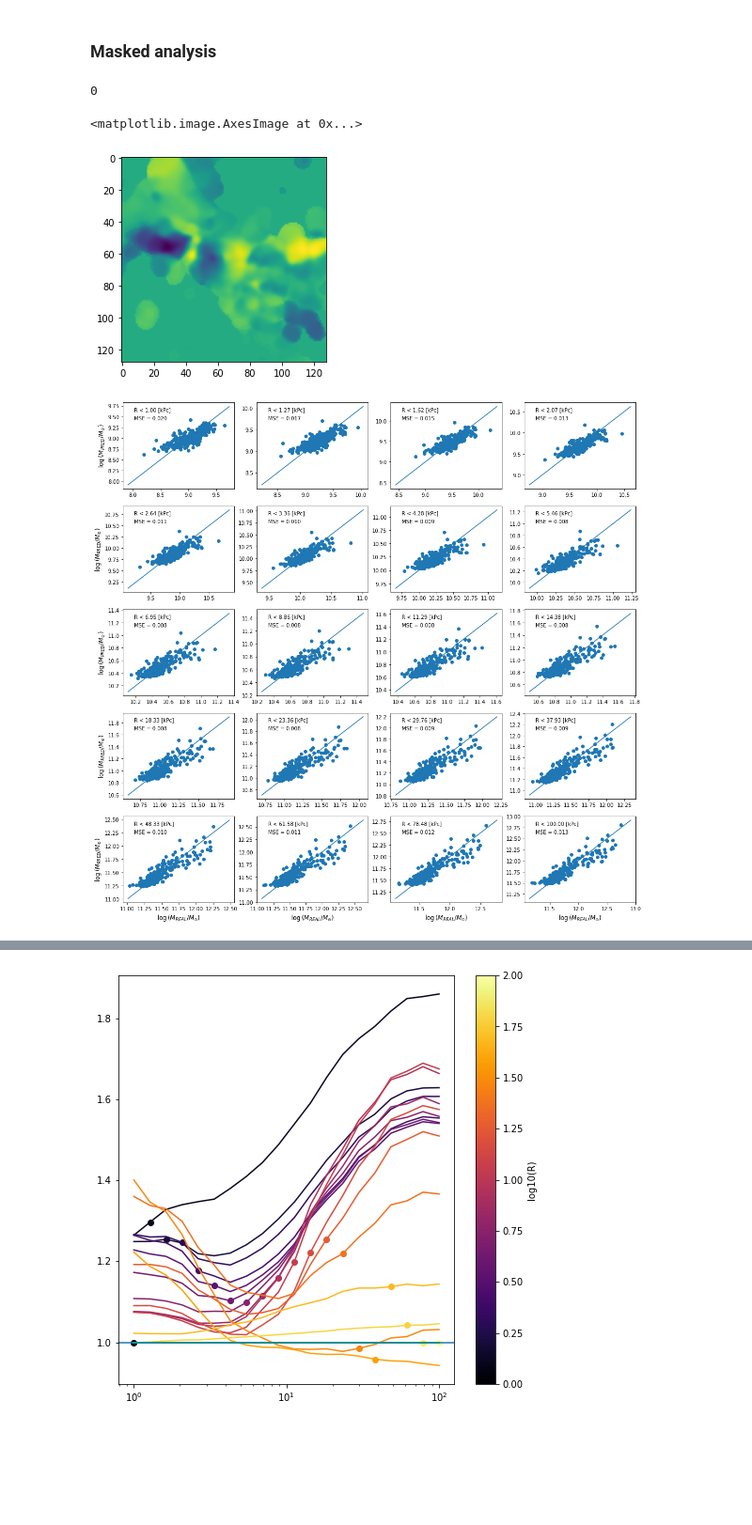
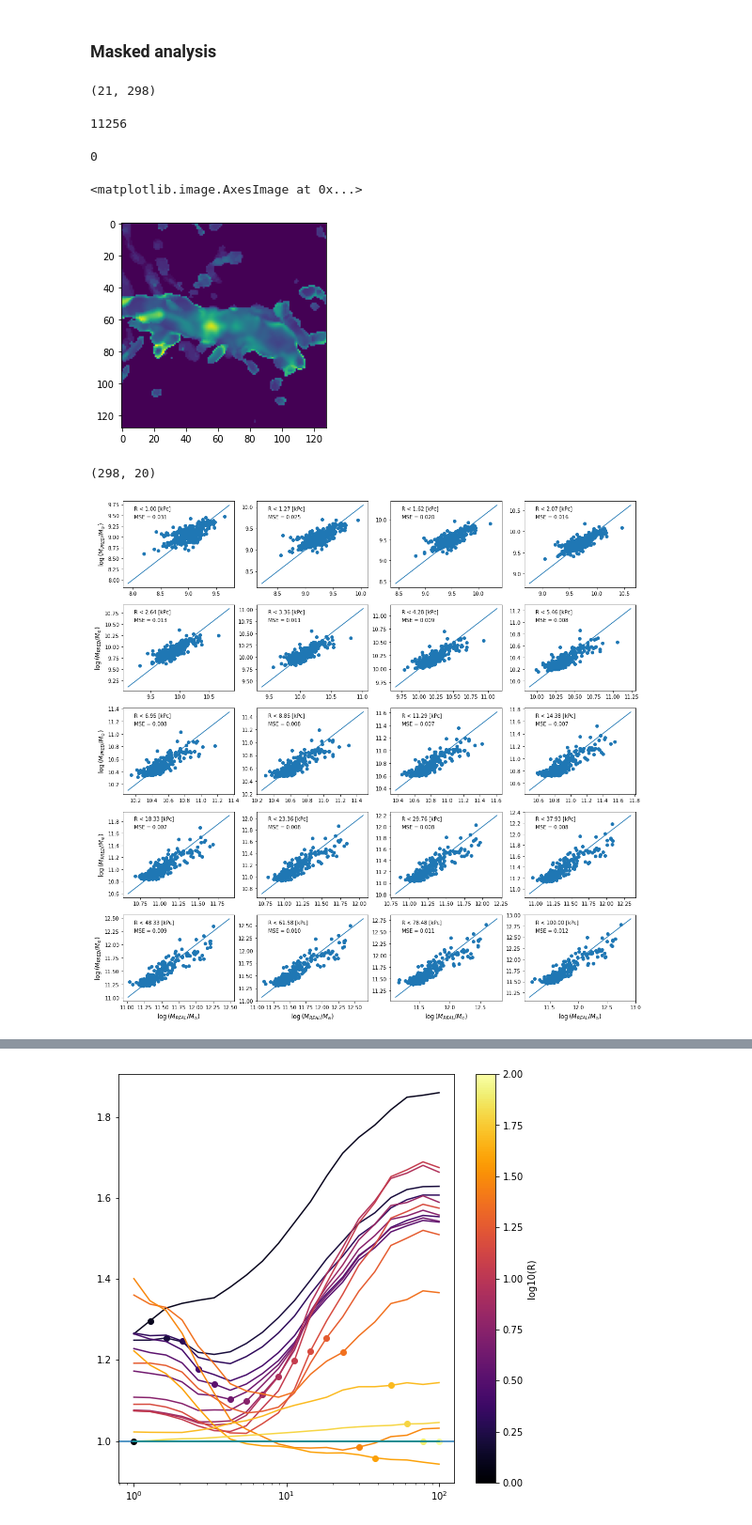
Before and after one commit to Martindelosrios/MaDaMe, a Jupyter notebook: codes/CNNs.ipynb, the cells around one changed output, grey strips where cells are left out. Shown at 94% size. Saved outputs shown, nothing was run; the diff lists cells and outputs as text; code cells hidden in the pictures; blank space fills up the shorter version.

```diff
--- a/codes/CNNs.ipynb
+++ b/codes/CNNs.ipynb
@@ -188,0 +232,8 @@ min_y.shape
+# %%
+y, x = np.mgrid[:npix, :npix]
+
+sersic_init = Sersic2D(amplitude=1, r_eff=1, n=1,
+                       x_0=64, y_0=64,
+                       ellip=0.5, theta=0)
+fitter = fitting.LevMarLSQFitter()
+sersic_fit = fitter(sersic_init, x, y, image_data)
@@ -1220,9 +1348,11 @@ x, y = np.ogrid[:128, :128]
 
 nbin = 11
 masked_mass_predictions = []
+masked_size_list = []
 
 for nbin in range(21):
     x_testset_masked = np.zeros_like(x_testset)
+    masked_size_aux = []
     for nimg in range(test_size):
         for ch in range(8):
             if nbin == 20:
@@ -1235,7 +1365,8 @@ for nbin in range(21):
             if i < 20: image_masked[~mask] = 0  # Establecer a 0 los píxeles fuera del círculo
 
             x_testset_masked[nimg,ch,:,:] = image_masked
-
+        masked_size_aux.append(len(np.where(mask == False)[0]))
+    masked_size_list.append(masked_size_aux)
     # Crear los DataLoaders para entrenamiento y validación
     masked_test_dataset  = CustomDataset(x_testset_masked, y_testset)
     masked_test_loader  = DataLoader(masked_test_dataset, batch_size=32, shuffle=False)
@@ -1289,25 +1422,38 @@ for nbin in range(21):
+# %%
+masked_size_list.shape
+# %% [output]
+(21, 298)
+# %%
+len(np.where(image_masked == 0)[0])
+# %% [output]
+11256
 # %%
 len(np.where(mask == False)[0])
 # %% [output]
 0
 # %%
-plt.imshow(x_testset_masked[1,6,:,:])
+plt.imshow(image_masked)
 # %% [output]
 <matplotlib.image.AxesImage at 0x...>
-[figure, old version]
+[figure, new version]
+# %%
+masked_M_pred.shape
+# %% [output]
+(298, 20)
 # %%
+aux_pred = masked_mass_predictions[15]
 fig, ax = plt.subplots(5,4, figsize = (18,18))
 
 for i in range(5):
     for j in range(4):
 
-        ax[i,j].scatter(np.log10(M_real[:,i*4+j]), np.log10(masked_M_pred[:,i*4+j]))
+        ax[i,j].scatter(np.log10(M_real[:,i*4+j]), np.log10(aux_pred[:,i*4+j]))
         ax[i,j].plot([min_y[i*4+j], max_y[i*4+j]], [min_y[i*4+j], max_y[i*4+j]])
 
         if i == 4: ax[i,j].set_xlabel('$\log{(M_{REAL} / M_{\odot})}$', fontsize = 12)
         if j == 0: ax[i,j].set_ylabel('$\log{(M_{PRED} / M_{\odot})}$', fontsize = 12)
 
-        ax[i,j].text(0.1,0.8,'MSE = {:.3f}'.format(mean_squared_error(np.log10(M_real[:,i*4+j]), np.log10(masked_M_pred[:,i*4+j]))), transform = ax[i,j].transAxes)
+        ax[i,j].text(0.1,0.8,'MSE = {:.3f}'.format(mean_squared_error(np.log10(M_real[:,i*4+j]), np.log10(aux_pred[:,i*4+j]))), transform = ax[i,j].transAxes)
         ax[i,j].text(0.1,0.9,'R < {:.2f} [kPc]'.format(R_bins[i*4+j]), transform = ax[i,j].transAxes)
 # %% [output]
-[figure, old version]
+[figure, new version]
```
Also changed, not shown: parts of 16 cells of this notebook.
